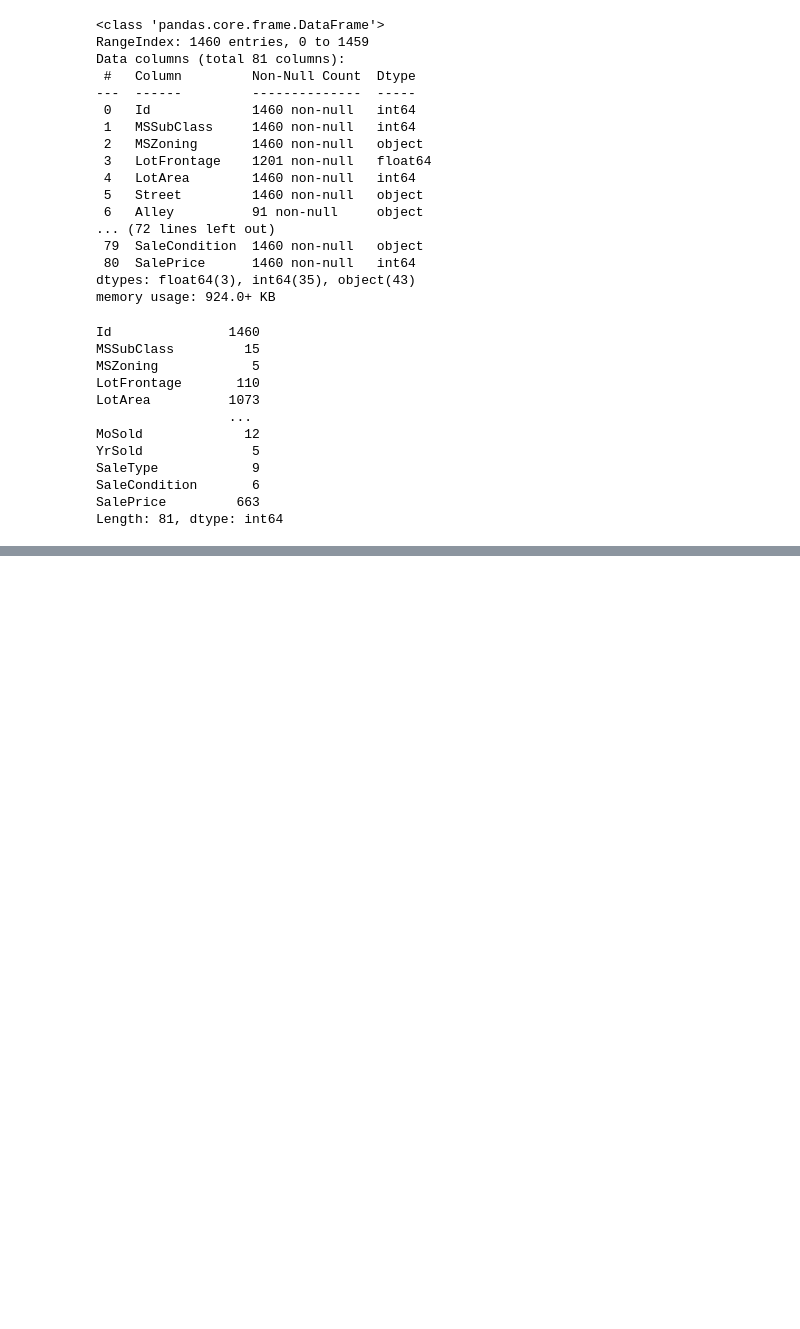
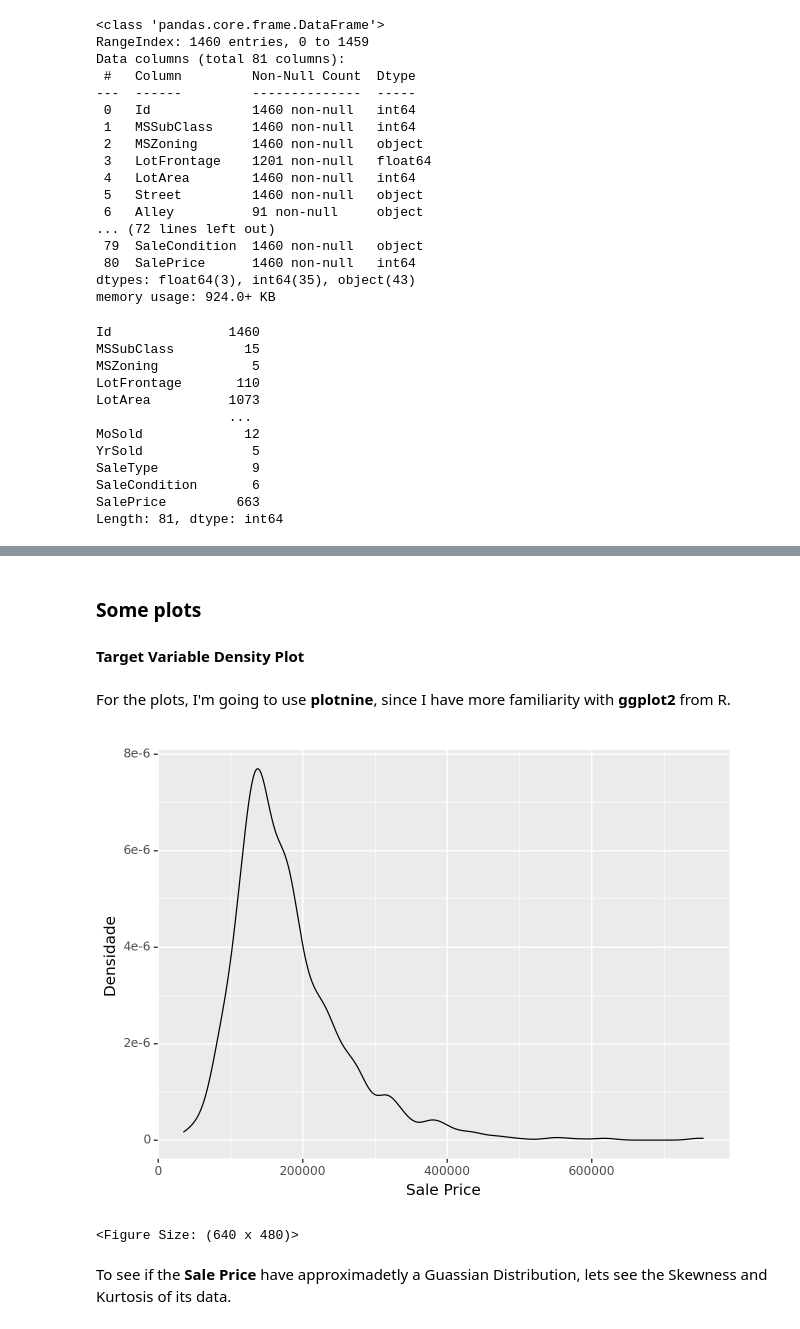
Before and after one commit to iasuu/stat_learning, a Jupyter notebook: SCRIPT/modelagem.ipynb, the cells around one changed output, grey strips where cells are left out. Saved outputs shown, nothing was run; the diff lists cells and outputs as text; code cells hidden in the pictures; blank space fills up the shorter version.

```diff
--- a/SCRIPT/modelagem.ipynb
+++ b/SCRIPT/modelagem.ipynb
@@ -82,0 +122,15 @@ Length: 81, dtype: int64
+# %%
+train_data.Alley.fillna('No', inplace = True)
+train_data.BsmtQual.fillna('NoBase', inplace = True)
+train_data.BsmtCond.fillna('NoBase', inplace = True)
+train_data.BsmtExposure.fillna('NoBase', inplace = True)
+train_data.BsmtFinType1.fillna('NoBase', inplace = True)
+train_data.BsmtFinType2.fillna('NoBase', inplace = True)
+train_data.FireplaceQu.fillna('NoFirePlace', inplace = True)
+train_data.GarageType.fillna('NoGarage', inplace = True)
+train_data.GarageFinish.fillna('NoGarage', inplace = True)
+train_data.GarageQual.fillna('NoGarage', inplace = True)
+train_data.GarageCond.fillna('NoGarage', inplace = True)
+train_data.PoolQC.fillna('NoPool', inplace = True)
+train_data.Fence.fillna('NoFence', inplace = True)
+train_data.MiscFeature.fillna('None', inplace = True)
@@ -82,0 +177,7 @@ Length: 81, dtype: int64
+# %%
+column_names = train_data.columns.to_list()
+for col in column_names:
+    if train_data[col].dtype == 'O':
+        train_data[col] = pd.factorize(train_data[col])[0]
+
+train_data.info()
@@ -82,0 +202,15 @@ Length: 81, dtype: int64
+# %% [markdown]
+### Some plots
+
+#### Target Variable Density Plot
+# %% [markdown]
+For the plots, I'm going to use **plotnine**, since I have more familiarity with **ggplot2** from R.
+# %%
+(ggplot(train_data)
+ +geom_density(aes(x = "SalePrice"))
+ +labs(x = "Sale Price", y = "Densidade"))
+# %% [output]
+[figure, added]
+<Figure Size: (640 x 480)>
+# %% [markdown]
+To see if the **Sale Price** have approximadetly a Guassian Distribution, lets see the Skewness and Kurtosis of its data.
```
Also changed, not shown: parts of 23 cells of this notebook, 4 other files.
